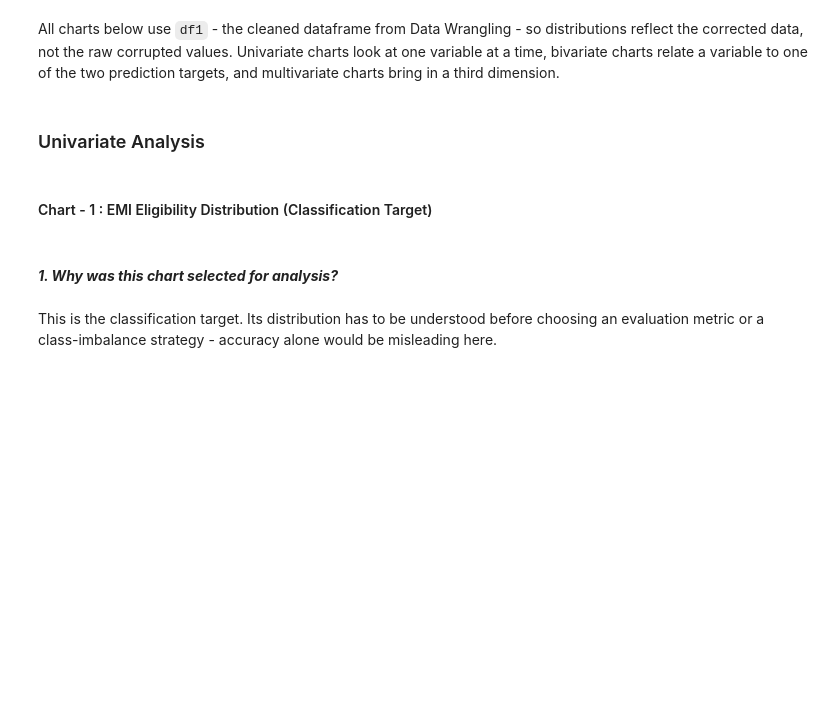
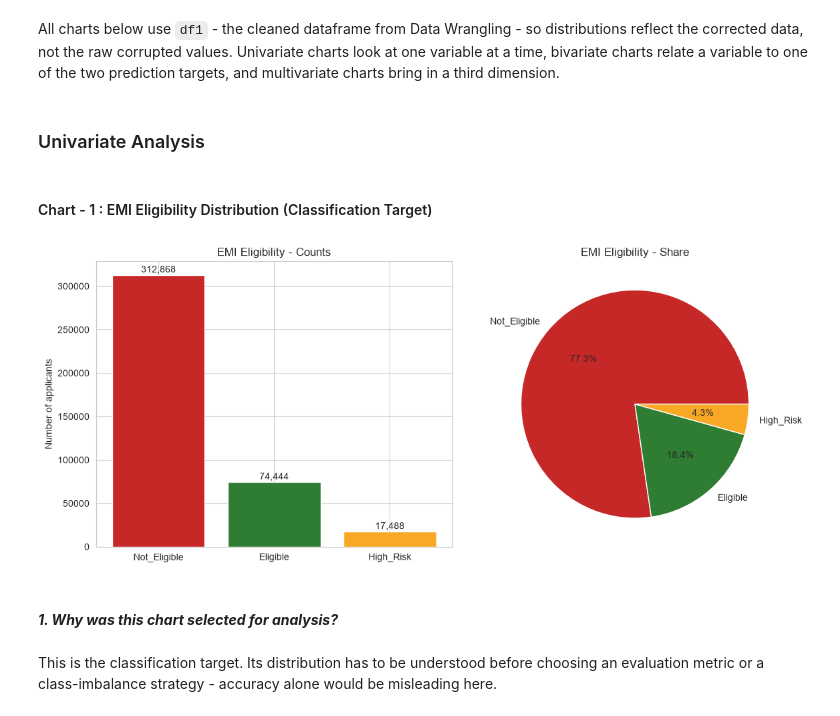
Before and after one commit to Mohit-1307/Loan-Eligibility-EMI-Predict-AI, a Jupyter notebook: notebooks/EMIPredict_AI_Model_Development.ipynb, the cells around one changed output. Drawn from its saved outputs; the diff is of its cells as text; code cells hidden in the pictures; blank space fills up the shorter version.

```diff
--- a/notebooks/EMIPredict_AI_Model_Development.ipynb
+++ b/notebooks/EMIPredict_AI_Model_Development.ipynb
@@ -226,7 +327,15 @@ for col in ['emi_eligibility', 'emi_scenario', 'employment_type', 'education', '
 
 def fix_numeric_string(series):
 
-    cleaned = series.astype(str).str.replace(r'(\.0)+$', '.0', regex = True)
+    cleaned = series.astype(str).str.replace(
+
+        r'(\.0)+$',
+
+        '.0',
+
+        regex = True
+
+    )
 
     return pd.to_numeric(cleaned, errors = 'coerce')
 
@@ -313,33 +448,79 @@ All charts below use `df1` - the cleaned dataframe from Data Wrangling - so dist
 # %%
 # Chart - 1 : visualization code
 
 class_colors = {'Eligible': '#2E7D32', 'High_Risk': '#F9A825', 'Not_Eligible': '#C62828'}
 
 counts = df1['emi_eligibility'].value_counts()
 
 bar_colors = [class_colors[label] for label in counts.index]
 
-fig, axes = plt.subplots(1, 2, figsize = (12, 5))
+fig, axes = plt.subplots(
 
-axes[0].bar(counts.index, counts.values, color = bar_colors)
+    1,
+
+    2,
+
+    figsize = (12, 5)
+
+)
+
+axes[0].bar(
+
+    counts.index,
+
+    counts.values,
+
+    color = bar_colors
+
+)
 
 axes[0].set_title("EMI Eligibility - Counts")
 
 axes[0].set_ylabel("Number of applicants")
 
 for i, v in enumerate(counts.values):
 
-    axes[0].text(i, v + 3000, f'{v:,}', ha = 'center')
+    axes[0].text(
 
-axes[1].pie(counts.values, labels = counts.index, autopct = '%1.1f%%', colors = bar_colors)
+        i,
+
+        v + 3000,
+
+        f'{v:,}',
+
+        ha = 'center'
+
+    )
+
+axes[1].pie(
+
+    counts.values,
+
+    labels = counts.index,
+
+    autopct = '%1.1f%%',
+
+    colors = bar_colors
+
+)
 
 axes[1].set_title("EMI Eligibility - Share")
 
 plt.tight_layout()
 
-plt.savefig("images/chart01_eligibility_distribution.png", dpi = 300, bbox_inches = "tight")
+plt.savefig(
+
+    "images/chart01_eligibility_distribution.png",
+
+    dpi = 300,
+
+    bbox_inches = "tight"
+
+)
 
 plt.show()
+# %% [output]
+[figure, added]
 # %% [markdown]
 #### ***1. Why was this chart selected for analysis?***
 # %% [markdown]
```
Also changed, not shown: parts of 99 cells of this notebook, 26 other files.
